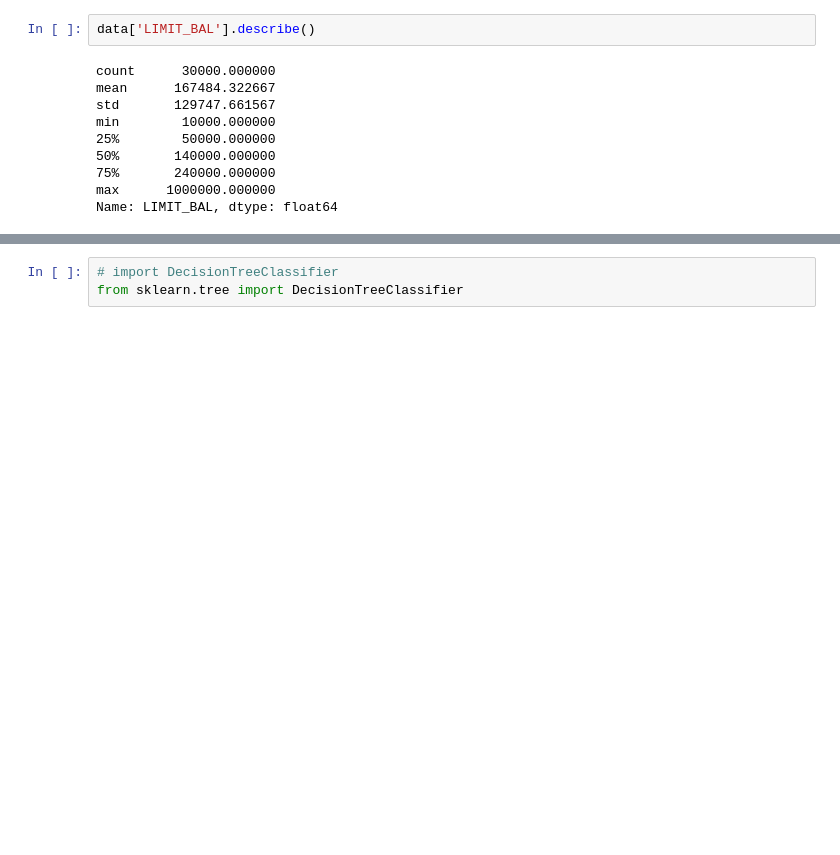
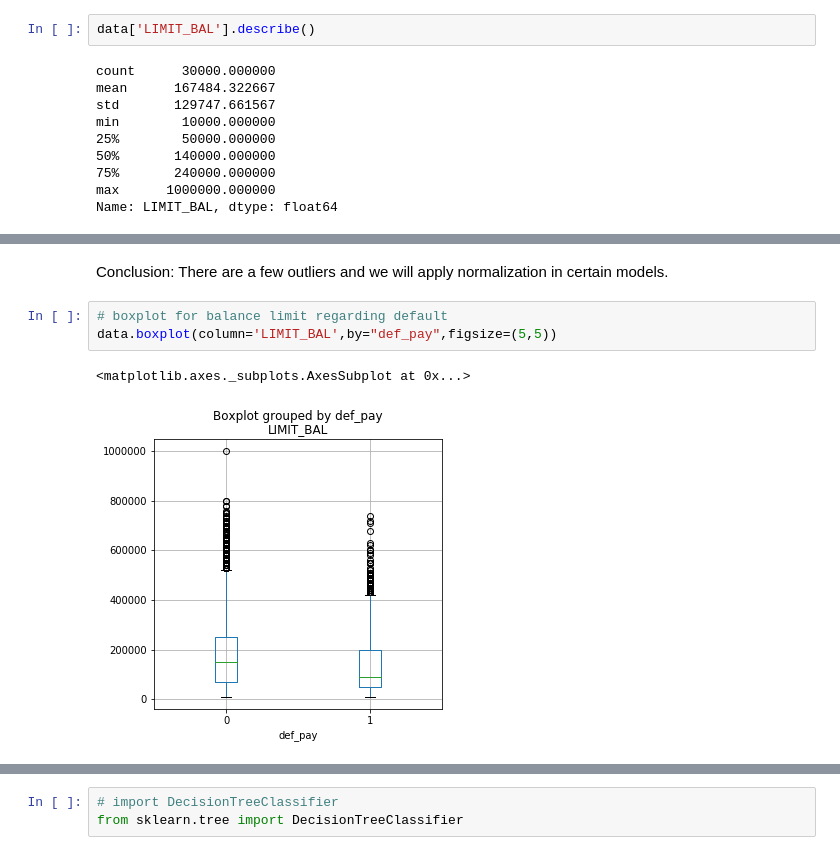
Before and after one commit to gerald-liu/credit-card-default-prediction, a Jupyter notebook: notebook.ipynb, the cells around one changed output, grey strips where cells are left out. Drawn from its saved outputs; the diff is of its cells as text; blank space fills up the shorter version.

```diff
--- a/notebook.ipynb
+++ b/notebook.ipynb
@@ -275,0 +220,8 @@ The range is very broad. Will cluster the data in a narrower range.
+# %% [markdown]
+Conclusion: There are a few outliers and we will apply normalization in certain models.
+# %%
+# boxplot for balance limit regarding default
+data.boxplot(column='LIMIT_BAL',by="def_pay",figsize=(5,5))
+# %% [output]
+<matplotlib.axes._subplots.AxesSubplot at 0x...>
+[figure, added]
```
Also changed, not shown: parts of 188 cells of this notebook.
